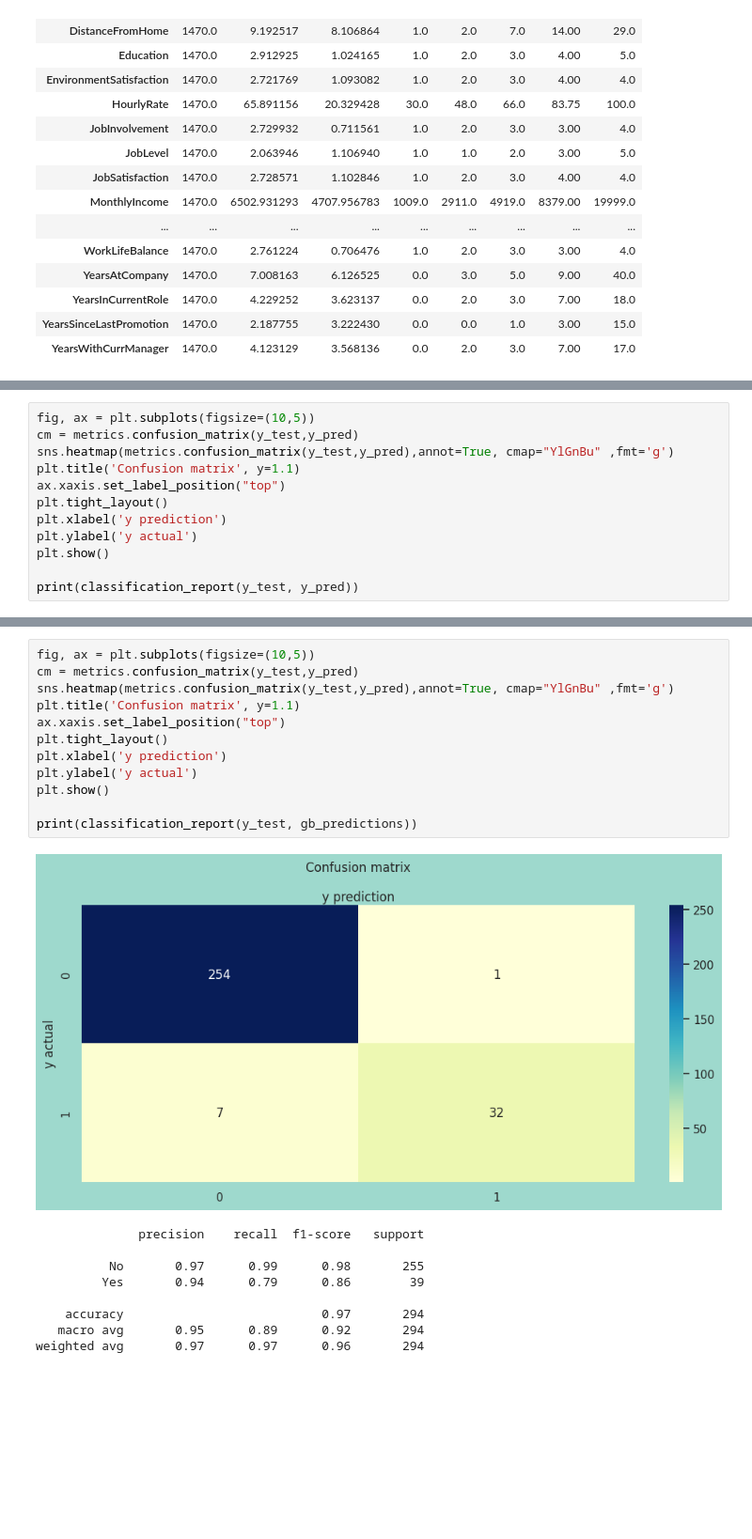
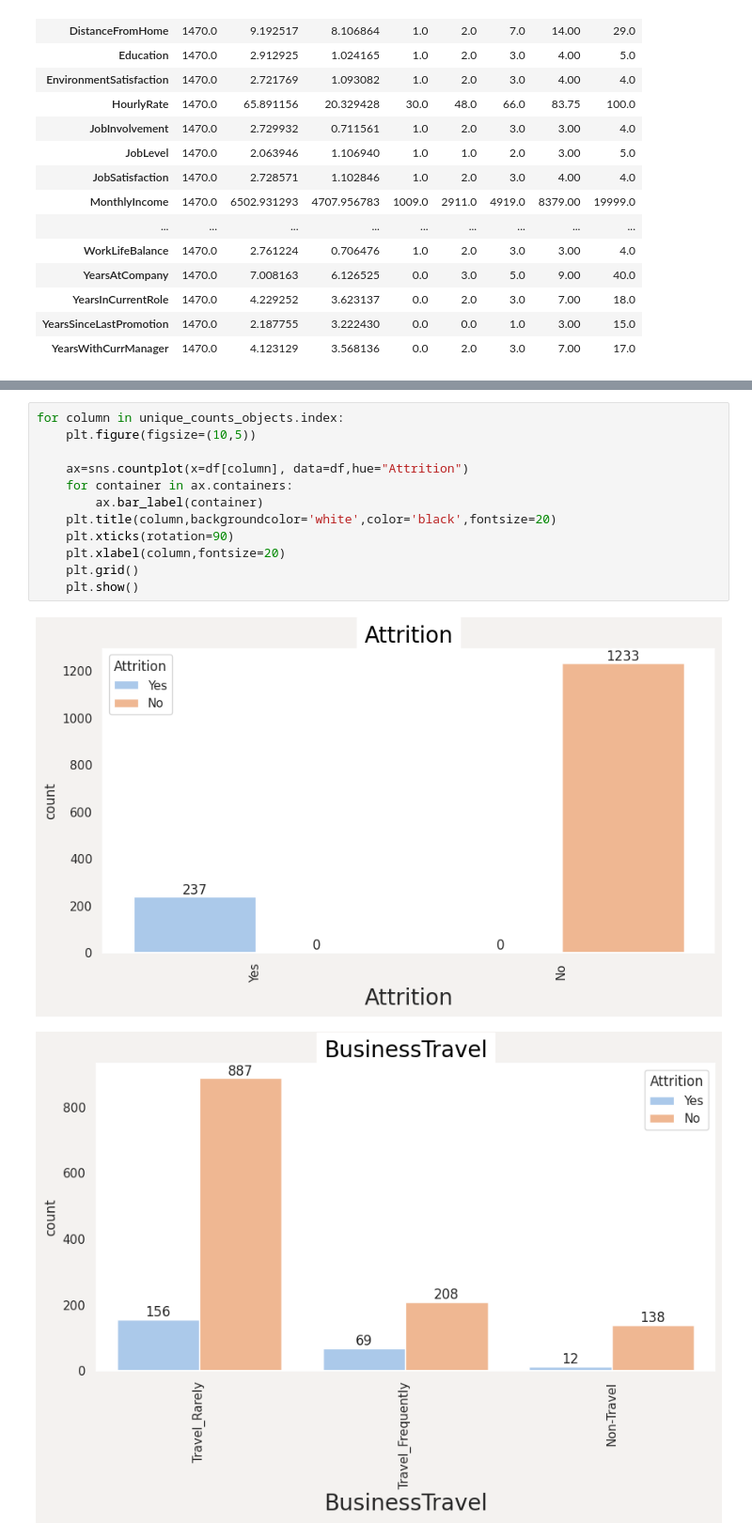
Before and after one commit to abdyraman/hr-deep-learning, a Jupyter notebook: deep_hr.ipynb, the cells around one changed output, grey strips where cells are left out. Shown at 94% size. Saved outputs shown, nothing was run; the diff lists cells and outputs as text; blank space fills up the shorter version.

```diff
--- a/deep_hr.ipynb
+++ b/deep_hr.ipynb
@@ -336,12 +174,0 @@ accuracy 0.9727891156462585
-# %%
-fig, ax = plt.subplots(figsize=(10,5))
-cm = metrics.confusion_matrix(y_test,y_pred)
-sns.heatmap(metrics.confusion_matrix(y_test,y_pred),annot=True, cmap="YlGnBu" ,fmt='g')
-plt.title('Confusion matrix', y=1.1)
-ax.xaxis.set_label_position("top")
-plt.tight_layout()
-plt.xlabel('y prediction')
-plt.ylabel('y actual')
-plt.show()
-
-print(classification_report(y_test, y_pred))
@@ -383,22 +175,15 @@ accuracy 0.9659863945578231
-# %%
-fig, ax = plt.subplots(figsize=(10,5))
-cm = metrics.confusion_matrix(y_test,y_pred)
-sns.heatmap(metrics.confusion_matrix(y_test,y_pred),annot=True, cmap="YlGnBu" ,fmt='g')
-plt.title('Confusion matrix', y=1.1)
-ax.xaxis.set_label_position("top")
-plt.tight_layout()
-plt.xlabel('y prediction')
-plt.ylabel('y actual')
-plt.show()
-
-print(classification_report(y_test, gb_predictions))
-# %% [output]
-[figure, removed]
-              precision    recall  f1-score   support
-
-          No       0.97      0.99      0.98       255
-         Yes       0.94      0.79      0.86        39
-
-    accuracy                           0.97       294
-   macro avg       0.95      0.89      0.92       294
-weighted avg       0.97      0.97      0.96       294
+# %%
+for column in unique_counts_objects.index:
+    plt.figure(figsize=(10,5))
+
+    ax=sns.countplot(x=df[column], data=df,hue="Attrition")
+    for container in ax.containers:
+        ax.bar_label(container)
+    plt.title(column,backgroundcolor='white',color='black',fontsize=20)
+    plt.xticks(rotation=90)
+    plt.xlabel(column,fontsize=20)
+    plt.grid()
+    plt.show()
+# %% [output]
+[figure, added]
+[figure, added]
```
Also changed, not shown: parts of 65 cells of this notebook.
